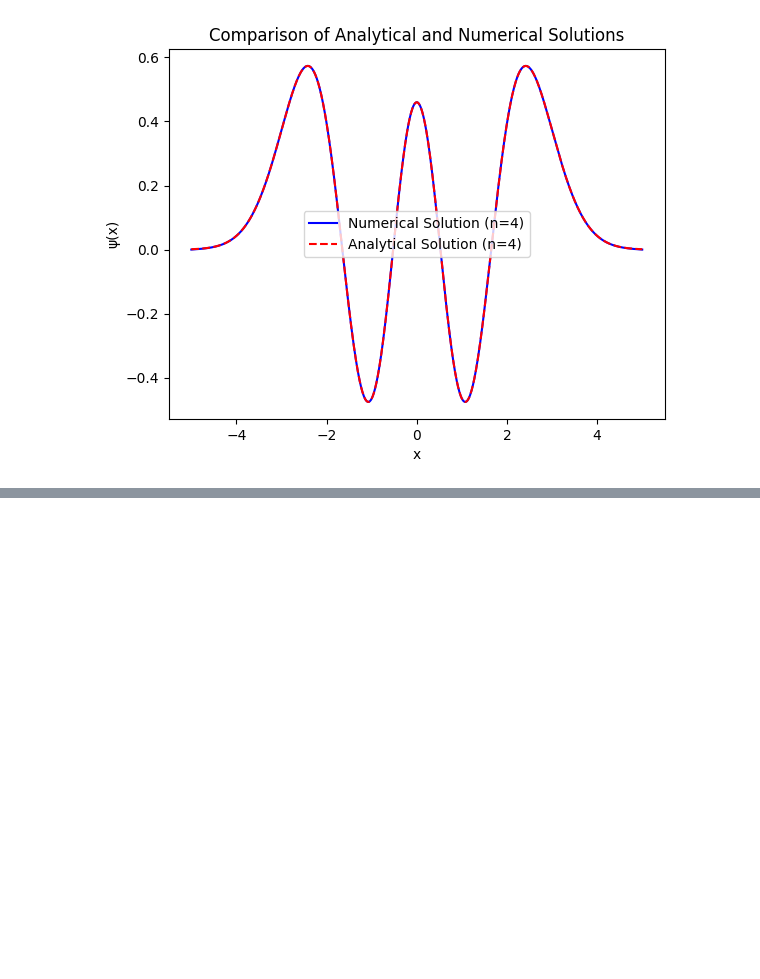
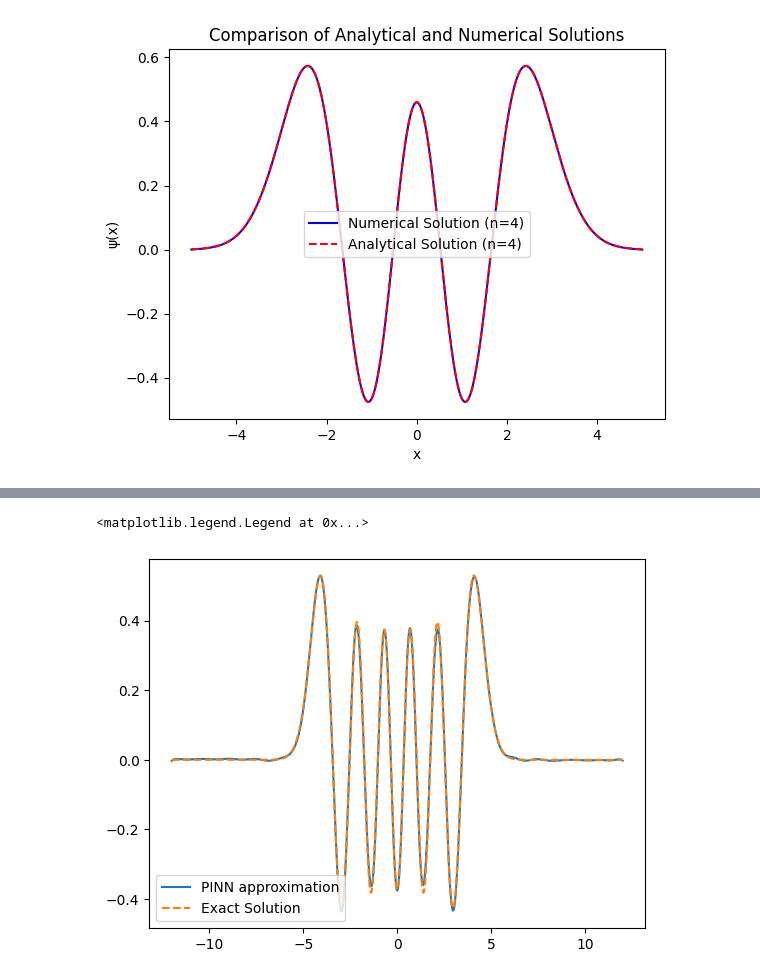
Before and after one commit to AfrozSaqlain/Physics-Informed-Neural-Network, a Jupyter notebook: TISE.ipynb, the cells around one changed output, grey strips where cells are left out. Drawn from its saved outputs; the diff is of its cells as text; code cells hidden in the pictures; blank space fills up the shorter version.

```diff
--- a/TISE.ipynb
+++ b/TISE.ipynb
@@ -205,0 +352,7 @@ plt.show()
+# %%
+plt.plot(x, yh, label='PINN approximation')
+plt.plot(x, y, linestyle='--', label='Exact Solution')
+plt.legend()
+# %% [output]
+<matplotlib.legend.Legend at 0x...>
+[figure, added]
```
Also changed, not shown: parts of 8 cells of this notebook.
